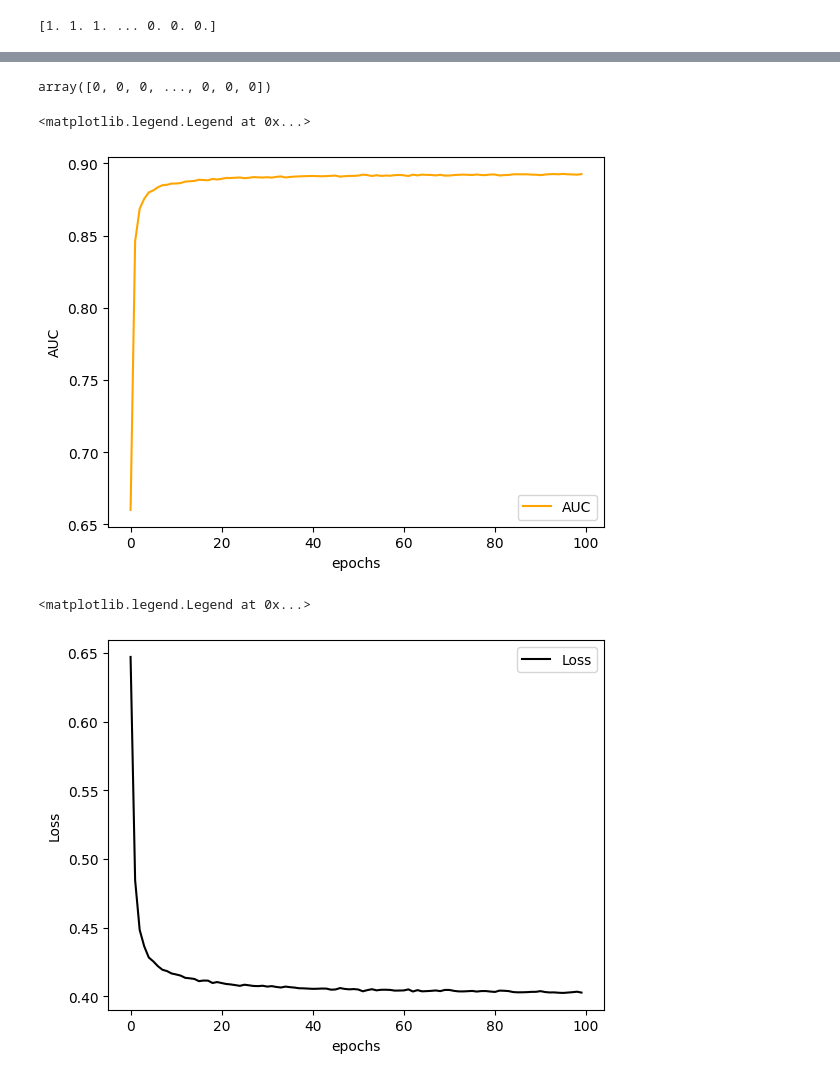
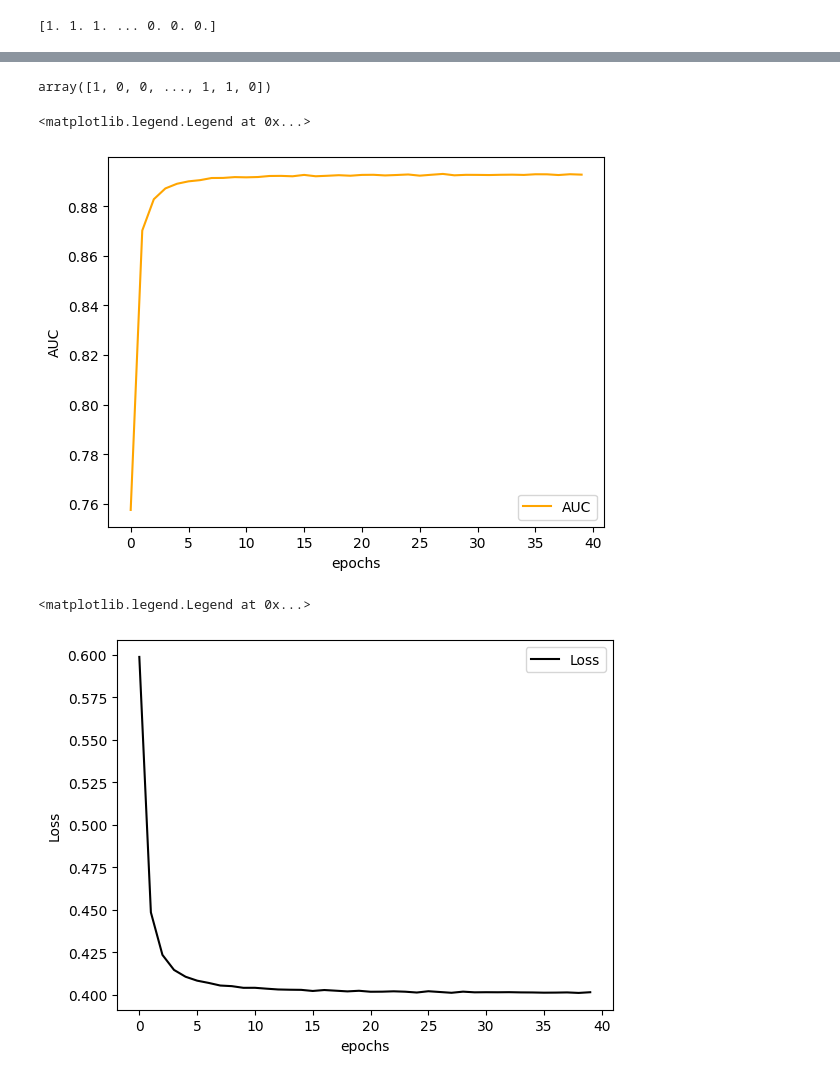
Before and after one commit to franmazzaro/7506R-2C2023-GRUPO39, a Jupyter notebook: 7506R_TP1_GRUPO39_CHP4_ENTREGA.ipynb, the cells around one changed output, grey strips where cells are left out. Drawn from its saved outputs; the diff is of its cells as text; code cells hidden in the pictures.

```diff
--- a/7506R_TP1_GRUPO39_CHP4_ENTREGA.ipynb
+++ b/7506R_TP1_GRUPO39_CHP4_ENTREGA.ipynb
@@ -106,8 +106,8 @@ d_in=len(a.columns)
 print(d_in)
 modelo_1 = keras.Sequential([
     keras.layers.Dense(1,input_shape=(d_in,), activation='sigmoid'),
-    keras.layers.Dense(213, activation='sigmoid'),
-    keras.layers.Dropout(0.2),
+    keras.layers.Dense(300, activation='sigmoid'),
+    #keras.layers.Dropout(0.2),
     keras.layers.Dense(1, activation='sigmoid')])
 
 modelo_1.summary()
@@ -139,7 +197,7 @@ modelo_1.compile(
   metrics=['AUC'],
 )
 
-cant_epochs=100
-modelo_titanic1_historia = modelo_1.fit(x_train_bal,y_train_bal,
+cant_epochs=40
+modelo_1_historia = modelo_1.fit(x_train_bal,y_train_bal,
                                                 epochs=cant_epochs,
                                                 batch_size=50,verbose=False)
@@ -146,3 +216,15 @@ modelo_titanic1_historia = modelo_1.fit(x_train_bal,y_train_bal,
+# %%
+modelo_3.compile(
+  optimizer=keras.optimizers.Nadam(learning_rate=0.001),
+  loss='binary_crossentropy',
+  # metricas para ir calculando en cada iteracion o batch
+  metrics=['AUC'],
+)
+
+cant_epochs=40
+modelo_3_historia = modelo_3.fit(x_train_bal,y_train_bal,
+                                                epochs=cant_epochs,
+                                                batch_size=50,verbose=False)
 # %%
 y_predic_porcentaje = modelo_1.predict(x_test_bal)
 #median_prediccion = y_predic_porcentaje.median
@@ -223,26 +322,26 @@ y_pred = y_pred.reshape(-1)
 # %%
 y_pred
 # %% [output]
-array([0, 0, 0, ..., 0, 0, 0])
+array([1, 0, 0, ..., 1, 1, 0])
 # %%
 exportar_prediccion(ids_test, y_pred, "redes_neuronales_1")
 # %%
 epochs = range(cant_epochs)
 
-plt.plot(epochs, modelo_titanic1_historia.history['auc'], color='orange', label='AUC')
+plt.plot(epochs, modelo_1_historia.history['auc'], color='orange', label='AUC')
 plt.xlabel("epochs")
 plt.ylabel("AUC")
 plt.legend()
 # %% [output]
 <matplotlib.legend.Legend at 0x...>
-[figure, old version]
+[figure, new version]
 # %%
 epochs = range(cant_epochs)
 
-plt.plot(epochs, modelo_titanic1_historia.history['loss'], color='black', label='Loss')
+plt.plot(epochs, modelo_1_historia.history['loss'], color='black', label='Loss')
 plt.xlabel("epochs")
 plt.ylabel("Loss")
 plt.legend()
 # %% [output]
 <matplotlib.legend.Legend at 0x...>
-[figure, old version]
+[figure, new version]
```
Also changed, not shown: parts of 12 cells of this notebook.
